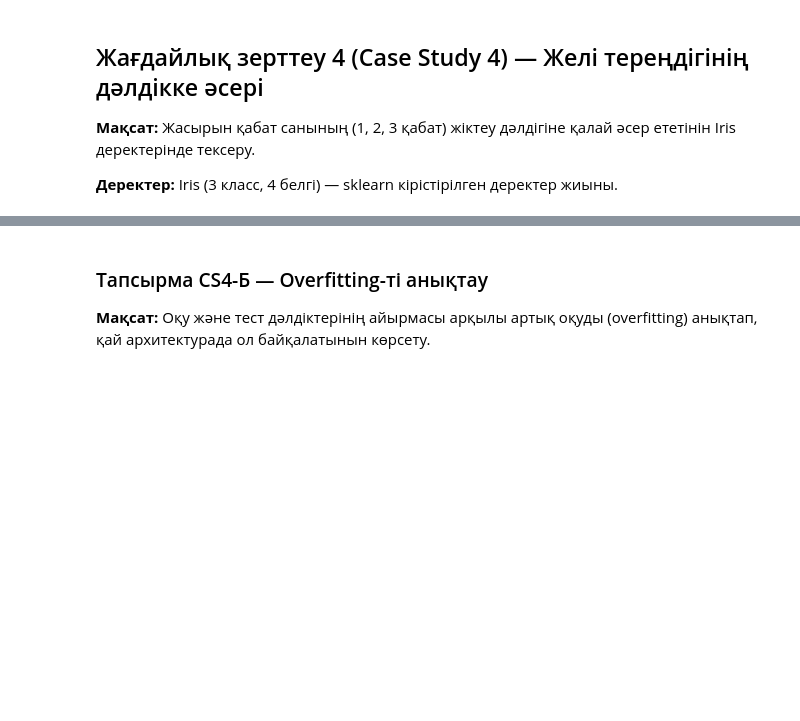
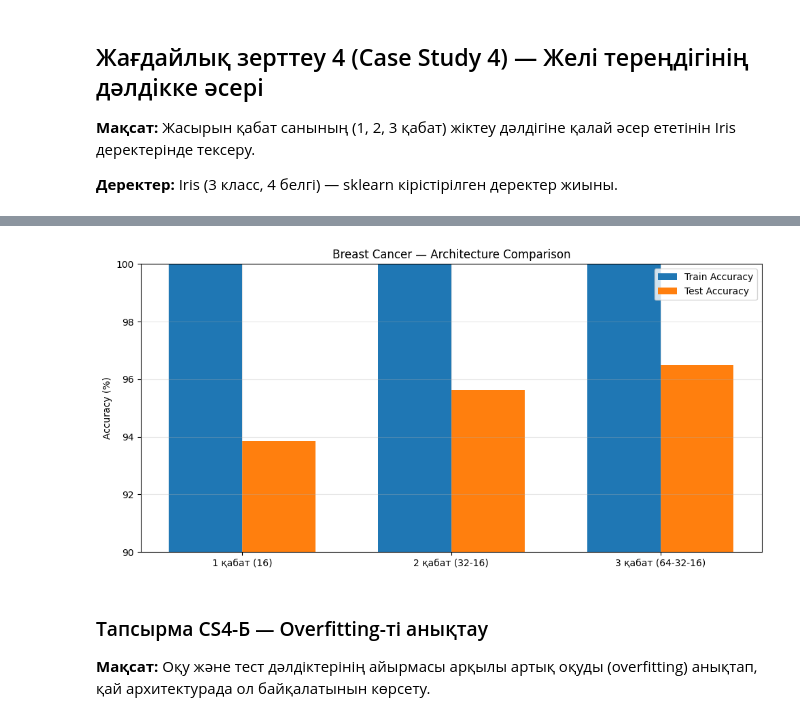
Before and after one commit to ansaganakhat/project-1, a Jupyter notebook: Нейрондық_желілер_негіздері.ipynb, the cells around one changed output, grey strips where cells are left out. Saved outputs shown, nothing was run; the diff lists cells and outputs as text; code cells hidden in the pictures; blank space fills up the shorter version.

```diff
--- a/Нейрондық_желілер_негіздері.ipynb
+++ b/Нейрондық_желілер_негіздері.ipynb
@@ -1619,0 +1729,83 @@ architectures_bc = [
+# %%
+# Case Study 4 — Breast Cancer архитектураларын салыстыру
+from sklearn.datasets import load_breast_cancer
+from sklearn.model_selection import train_test_split
+from sklearn.neural_network import MLPClassifier
+from sklearn.metrics import accuracy_score
+from sklearn.preprocessing import StandardScaler
+import numpy as np
+import matplotlib.pyplot as plt
+
+cancer = load_breast_cancer()
+X_cancer = cancer.data
+y_cancer = cancer.target
+
+
+scaler = StandardScaler()
+X_cancer_scaled = scaler.fit_transform(X_cancer)
+
+
+X_c_train, X_c_test, y_c_train, y_c_test = train_test_split(
+    X_cancer_scaled,
+    y_cancer,
+    test_size=0.2,
+    random_state=42,
+    stratify=y_cancer
+)
+
+
+architectures_bc = [
+    (16,),
+    (32, 16),
+    (64, 32, 16)
+]
+
+arch_names = [
+    "1 қабат (16)",
+    "2 қабат (32-16)",
+    "3 қабат (64-32-16)"
+]
+
+train_accs = []
+test_accs = []
+
+print("Breast Cancer — Желі тереңдігін салыстыру")
+print("-" * 50)
+
+
+for arch in architectures_bc:
+    clf = MLPClassifier(
+        hidden_layer_sizes=arch,
+        max_iter=1000,
+        learning_rate_init=0.01,
+        random_state=42
+    )
+
+    clf.fit(X_c_train, y_c_train)
+
+    train_acc = accuracy_score(y_c_train, clf.predict(X_c_train))
+    test_acc = accuracy_score(y_c_test, clf.predict(X_c_test))
+
+    train_accs.append(train_acc)
+    test_accs.append(test_acc)
+
+    print(f"{arch} | Train: {train_acc*100:.2f}% | Test: {test_acc*100:.2f}%")
+
+
+x = np.arange(len(architectures_bc))
+width = 0.35
+
+plt.figure(figsize=(10, 5))
+
+plt.bar(x - width/2, [a*100 for a in train_accs], width, label="Train Accuracy")
+plt.bar(x + width/2, [a*100 for a in test_accs], width, label="Test Accuracy")
+
+plt.xticks(x, arch_names)
+plt.ylabel("Accuracy (%)")
+plt.title("Breast Cancer — Architecture Comparison")
+plt.legend()
+plt.ylim(90, 100)
+
+plt.tight_layout()
+plt.show()
+# %% [output]
@@ -1620,3 +1817,4 @@ architectures_bc = [
+[figure, added]
 # %% [markdown]
 ### Тапсырма CS4-Б — Overfitting-ті анықтау
 
```
Also changed, not shown: parts of 25 cells of this notebook.
